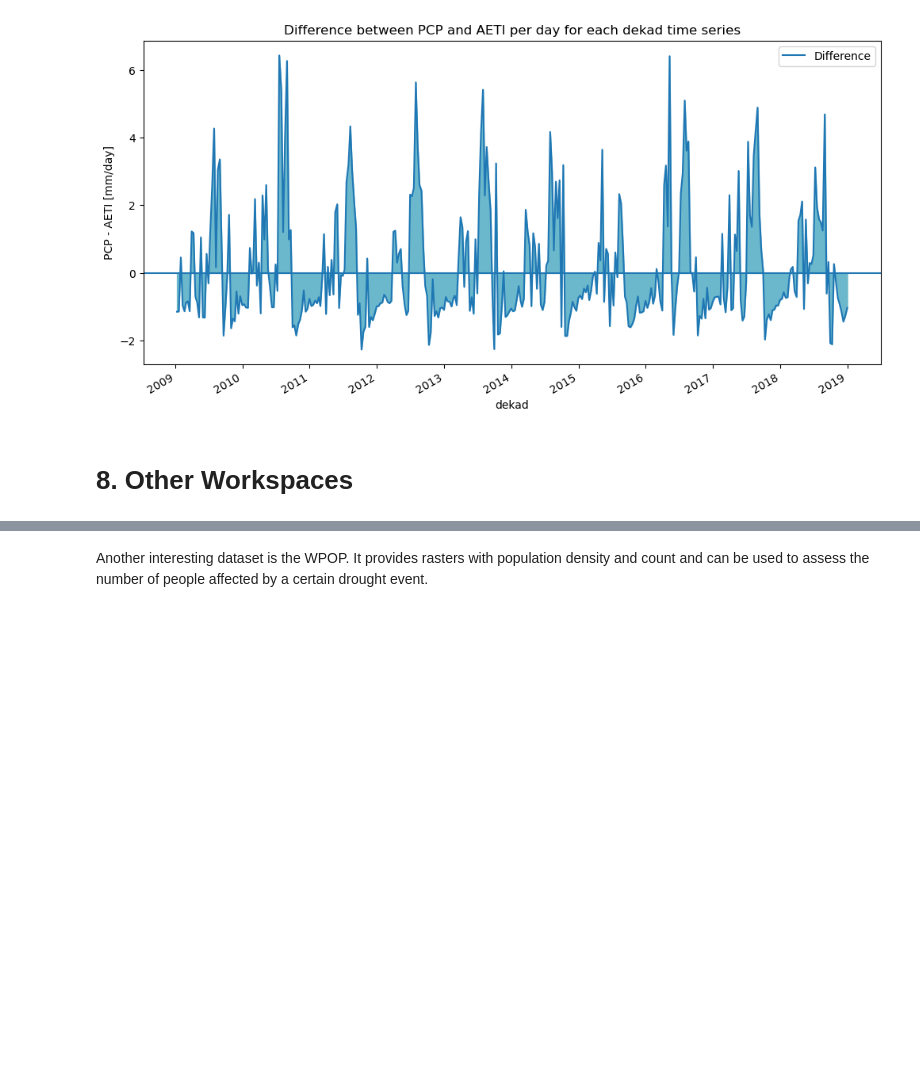
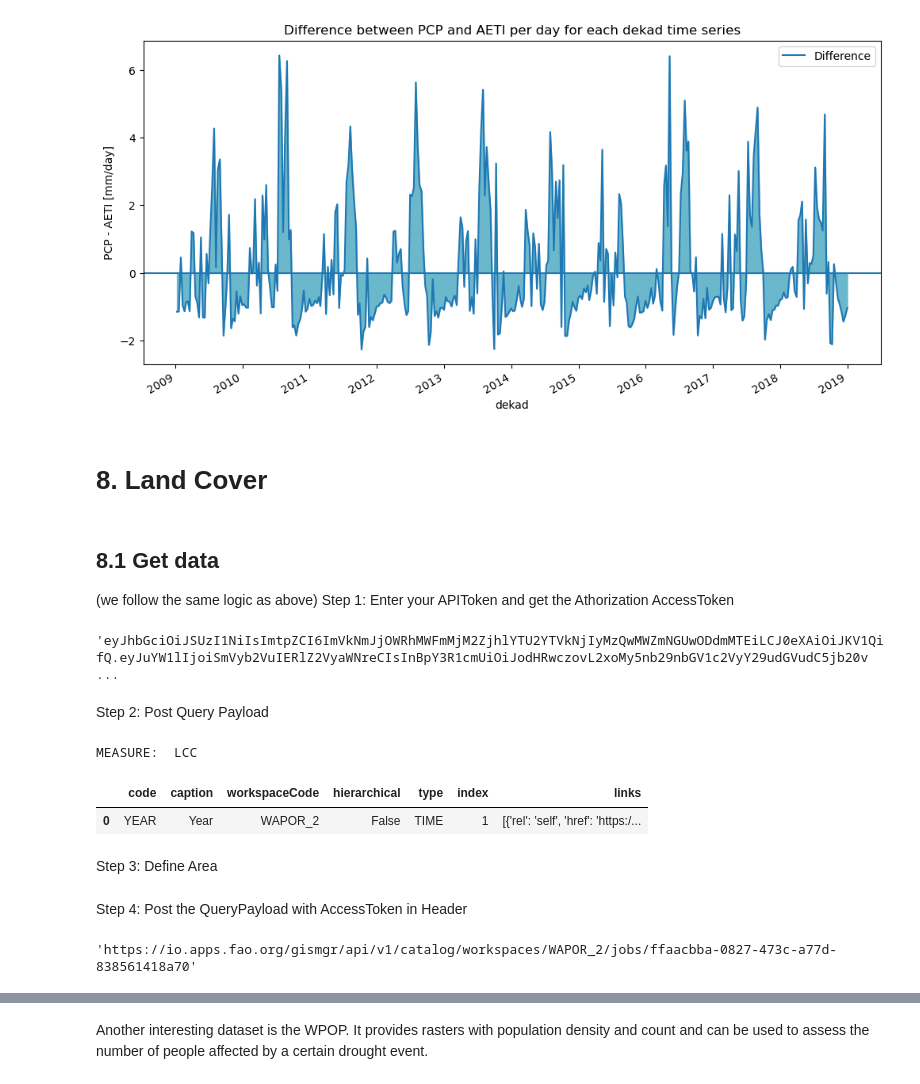
Before and after one commit to EOAfrica/TM_6-2_Information, a Jupyter notebook: Ex_6.2.3_WaPOR/WaPOR.ipynb, the cells around one changed output, grey strips where cells are left out. Cells and saved outputs as stored; diff of their text form; code cells hidden in the pictures; blank space fills up the shorter version.

Commit message:
extended wapor exercise with land cover

```diff
--- a/Ex_6.3.1_WaPOR/WaPOR.ipynb
+++ b/Ex_6.2.3_WaPOR/WaPOR.ipynb
@@ -1064,4 +1068,43 @@ ax.fill_between(df_pcp_aeti.index, df_pcp_aeti['pcp-aeti'], color = '#6bb8cc')
 <matplotlib.collections.PolyCollection at 0x...>
 [figure]
 # %% [markdown]
-# 8. Other Workspaces
+# 8. Land Cover
+# %% [markdown]
+## 8.1 Get data
+
+(we follow the same logic as above)
+Step 1: Enter your APIToken and get the Athorization AccessToken
+# %%
+path_query=r'https://io.apps.fao.org/gismgr/api/v1/query/'
+path_sign_in=r'https://io.apps.fao.org/gismgr/api/v1/iam/sign-in/'
+
+APIToken=input('Your API token: ')
+
+resp_signin=requests.post(path_sign_in,headers={'X-GISMGR-API-KEY':APIToken})
+resp_signin = resp_signin.json()
+AccessToken=resp_signin['response']['accessToken']
+AccessToken
+# %% [output]
+'eyJhbGciOiJSUzI1NiIsImtpZCI6ImVkNmJjOWRhMWFmMjM2ZjhlYTU2YTVkNjIyMzQwMWZmNGUwODdmMTEiLCJ0eXAiOiJKV1QifQ.eyJuYW1lIjoiSmVyb2VuIERlZ2VyaWNreCIsInBpY3R1cmUiOiJodHRwczovL2xoMy5nb29nbGV1c2VyY29udGVudC5jb20v ...
+# %% [markdown]
+Step 2: Post Query Payload
+# %%
+cube_code='L1_LCC_A'
+workspace='WAPOR_2'
+outputFileName='L1_LCC_clipped.tif' # indicate how you want to name your rasterfile
+
+#get datacube measure
+cube_url=f'https://io.apps.fao.org/gismgr/api/v1/catalog/workspaces/{workspace}/cubes/{cube_code}/measures'
+resp=requests.get(cube_url).json()
+measure=resp['response']['items'][0]['code']
+print('MEASURE: ',measure)
+
+#get datacube time dimension
+cube_url=f'https://io.apps.fao.org/gismgr/api/v1/catalog/workspaces/{workspace}/cubes/{cube_code}/dimensions'
+resp=requests.get(cube_url).json()
+items=pd.DataFrame.from_dict(resp['response']['items'])
+items
+# %% [output]
+MEASURE:  LCC
+|  | code | caption | workspaceCode | hierarchical | type | index | links |
+| 0 | YEAR | Year | WAPOR_2 | False | TIME | 1 | [{'rel': 'self', 'href': 'https:/... |
@@ -1067,0 +1114,2 @@ ax.fill_between(df_pcp_aeti.index, df_pcp_aeti['pcp-aeti'], color = '#6bb8cc')
+# %% [markdown]
+Step 3: Define Area
@@ -1067,0 +1159,11 @@ ax.fill_between(df_pcp_aeti.index, df_pcp_aeti['pcp-aeti'], color = '#6bb8cc')
+# %% [markdown]
+Step 4: Post the QueryPayload with AccessToken in Header
+# %%
+resp_query=requests.post(path_query,headers={'Authorization':'Bearer {0}'.format(AccessToken)},
+                                          json=query)
+resp_query = resp_query.json()
+job_url=resp_query['response']['links'][0]['href']
+
+job_url
+# %% [output]
+'https://io.apps.fao.org/gismgr/api/v1/catalog/workspaces/WAPOR_2/jobs/ffaacbba-0827-473c-a77d-838561418a70'
```
Also changed, not shown: parts of 11 cells of this notebook, 4 other files.
